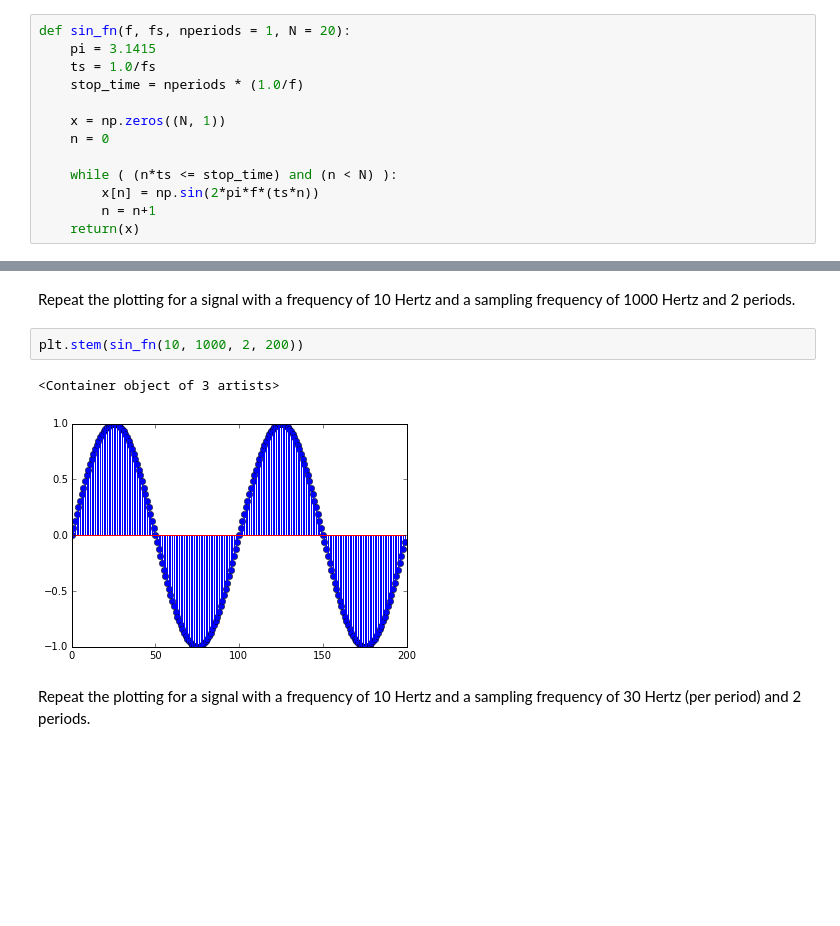
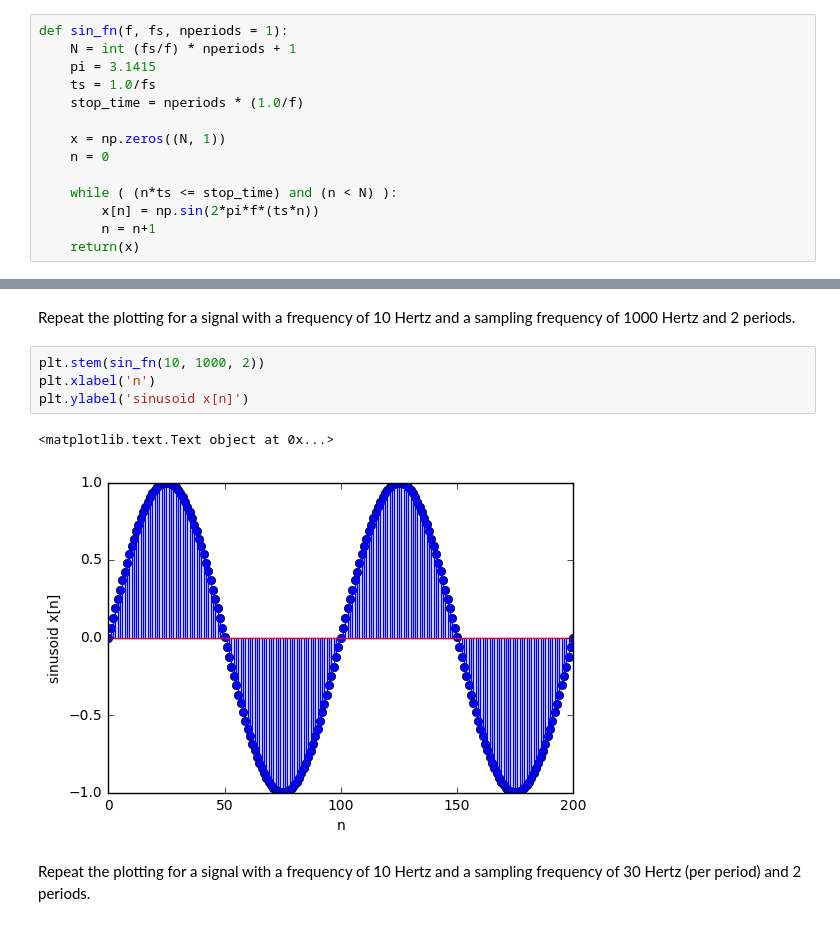
Before and after one commit to PamirGhimire/DSP-TP-1617, a Jupyter notebook: Lab1/python/Lab1.ipynb, the cells around one changed output, grey strips where cells are left out. Saved outputs shown, nothing was run; the diff lists cells and outputs as text; blank space fills up the shorter version.

```diff
--- a/Lab1/python/Lab1.ipynb
+++ b/Lab1/python/Lab1.ipynb
@@ -177,7 +167,8 @@ Write a function <tt>sin_fn</tt> to define a discrete signal of length $N$ and c
 
 Plot a single period signal with a frequency of 10 Hertz and a sampling frequency of 100 Hertz using the function <tt>stem</tt> and add labels and title.
 # %%
-def sin_fn(f, fs, nperiods = 1, N = 20):
+def sin_fn(f, fs, nperiods = 1):
+    N = int (fs/f) * nperiods + 1
     pi = 3.1415
     ts = 1.0/fs
     stop_time = nperiods * (1.0/f)
@@ -198,10 +191,12 @@ plt.stem(sin_signal)
 # %% [markdown]
 Repeat the plotting for a signal with a frequency of 10 Hertz and a sampling frequency of 1000 Hertz and 2 periods.
 # %%
-plt.stem(sin_fn(10, 1000, 2, 200))
+plt.stem(sin_fn(10, 1000, 2))
+plt.xlabel('n')
+plt.ylabel('sinusoid x[n]')
 # %% [output]
-<Container object of 3 artists>
+<matplotlib.text.Text object at 0x...>
-[figure, old version]
+[figure, new version]
 # %% [markdown]
 Repeat the plotting for a signal with a frequency of 10 Hertz and a sampling frequency of 30 Hertz (per period) and 2 periods.
 # %%
```
Also changed, not shown: parts of 20 cells of this notebook.
